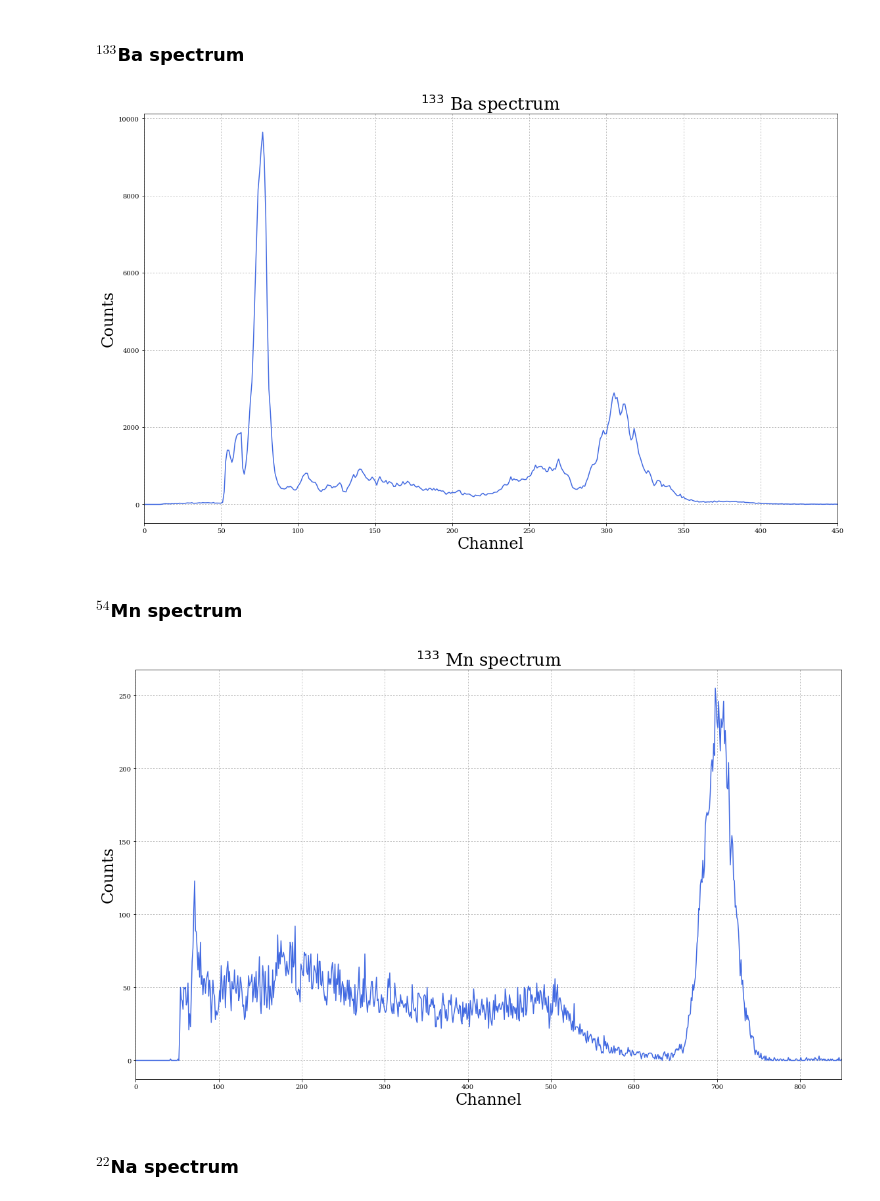
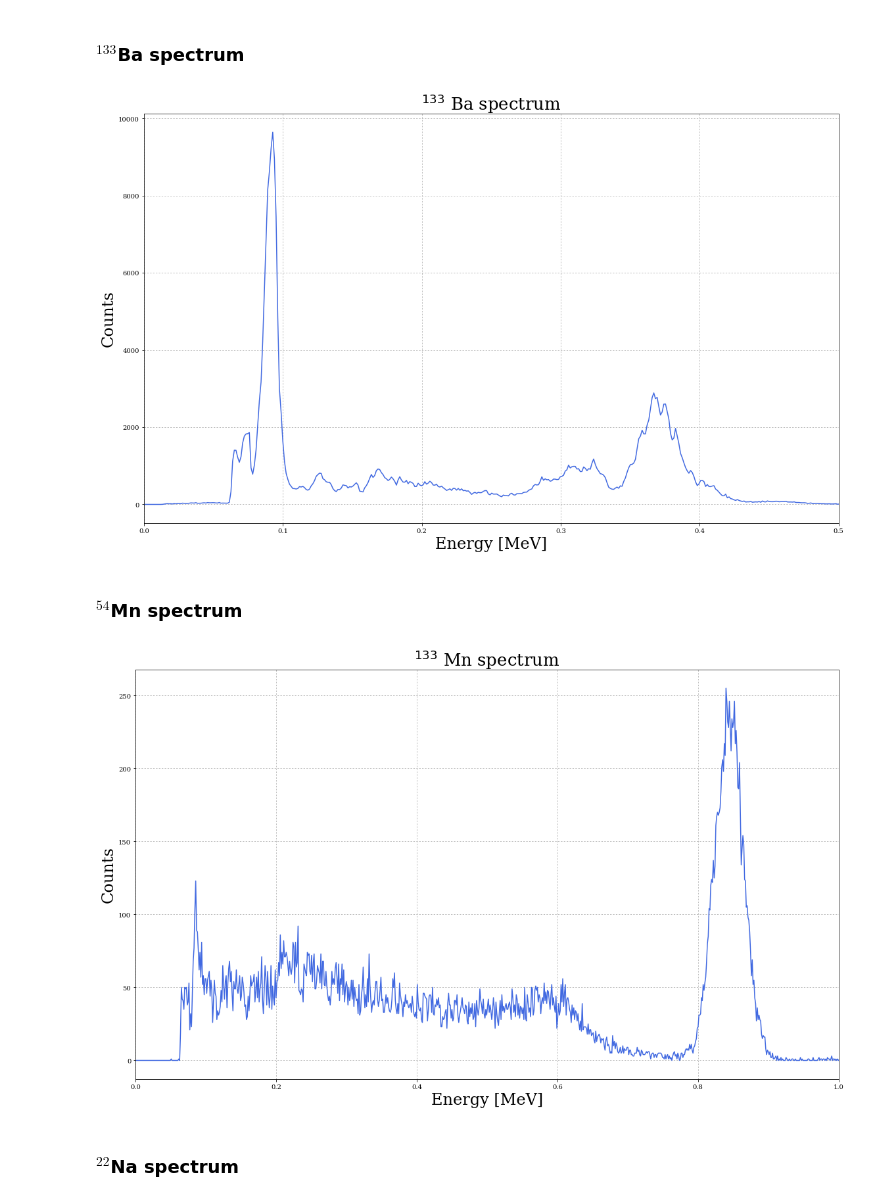
Before and after one commit to mathieukaltschmidt/FP-physics-lab-course, a Jupyter notebook: F82 Coincidence Spektrometer/Python/F82.ipynb, the cells around one changed output. Cells and saved outputs as stored; diff of their text form; code cells hidden in the pictures.

```diff
--- a/F82 Coincidence Spektrometer/Python/F82.ipynb
+++ b/F82 Coincidence Spektrometer/Python/F82.ipynb
@@ -25,3 +22,11 @@ channels = np.arange(0,2048)
+# %%
+#We measure in 2048 channels
+channels = np.arange(0,2048)
+
+#Conversion from channels to energies using a result from a fit we perform later
+conv = 0.0012031681791 #MeV/channel ( = popt[0], see below)
+
+energies = conv * channels #MeV
 # %% [markdown]
 ### $^{60}$ Co spectrum
 # %%
@@ -72,18 +77,18 @@ fwhm_Cs = 38
 ba_counts  = np.loadtxt(r'DATA/Gamma-spectra/Ba133.txt', unpack=True)
 
 #Plotting the result
-plt.plot(channels, ba_counts, color = 'royalblue')
+plt.plot(energies, ba_counts, color = 'royalblue')
 plt.title('$^{133}$ Ba spectrum', size = 26)
-plt.xlabel('Channel', size = 24)
+plt.xlabel('Energy [MeV]', size = 24)
 plt.ylabel('Counts', size = 24)
-plt.xlim(0,450)
+plt.xlim(0,0.5)
 plt.grid(ls='dotted')
 
 #Saving the result
 plt.tight_layout()
 plt.savefig('Plots/Ba133.pdf')
 # %% [output]
-[figure, old version]
+[figure, new version]
 # %%
 #relevant DATA from plot
 peak_Ba = 306
@@ -93,19 +98,19 @@ fwhm_Ba = 27
 # %%
 mn_counts  = np.loadtxt(r'DATA/Gamma-spectra/Mn54.txt', unpack=True)
 
 #Plotting the result
-plt.plot(channels, mn_counts, color = 'royalblue')
+plt.plot(energies, mn_counts, color = 'royalblue')
 plt.title('$^{133}$ Mn spectrum', size = 26)
-plt.xlabel('Channel', size = 24)
+plt.xlabel('Energy [MeV]', size = 24)
 plt.ylabel('Counts', size = 24)
-plt.xlim(0,850)
+plt.xlim(0,1)
 plt.grid(ls='dotted')
 
 #Saving the result
 plt.tight_layout()
 plt.savefig('Plots/Mn54.pdf')
 # %% [output]
-[figure, old version]
+[figure, new version]
 # %%
 #relevant DATA from plot
 peak_Mn = 704
```
Also changed, not shown: parts of 10 cells of this notebook, 20 other files.
